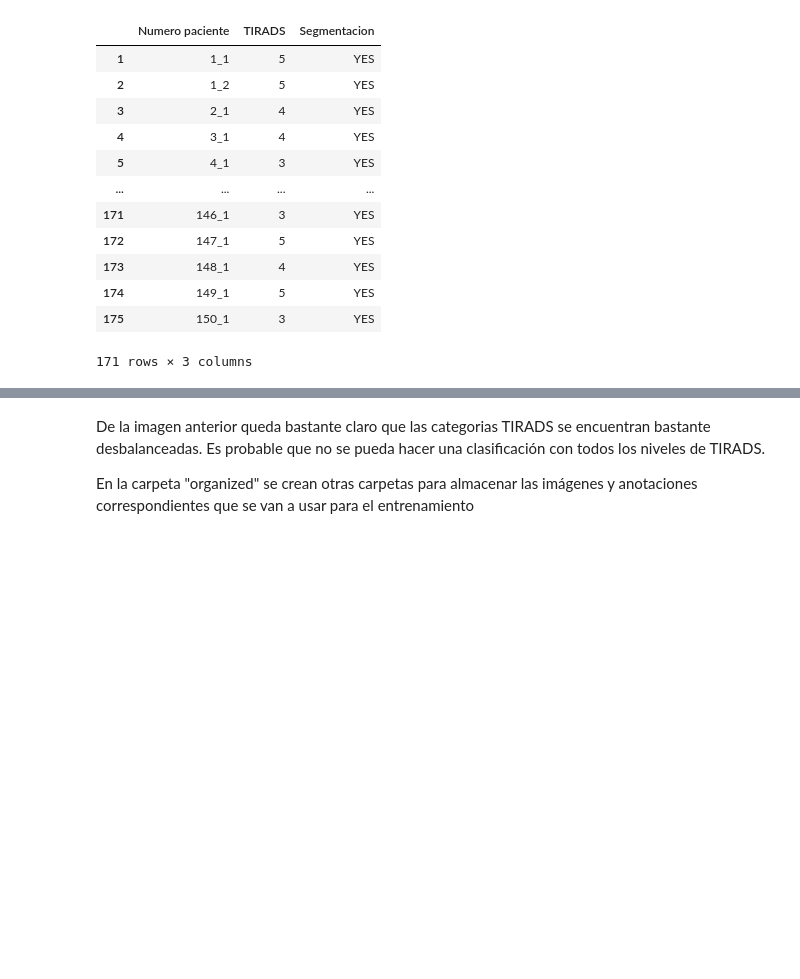
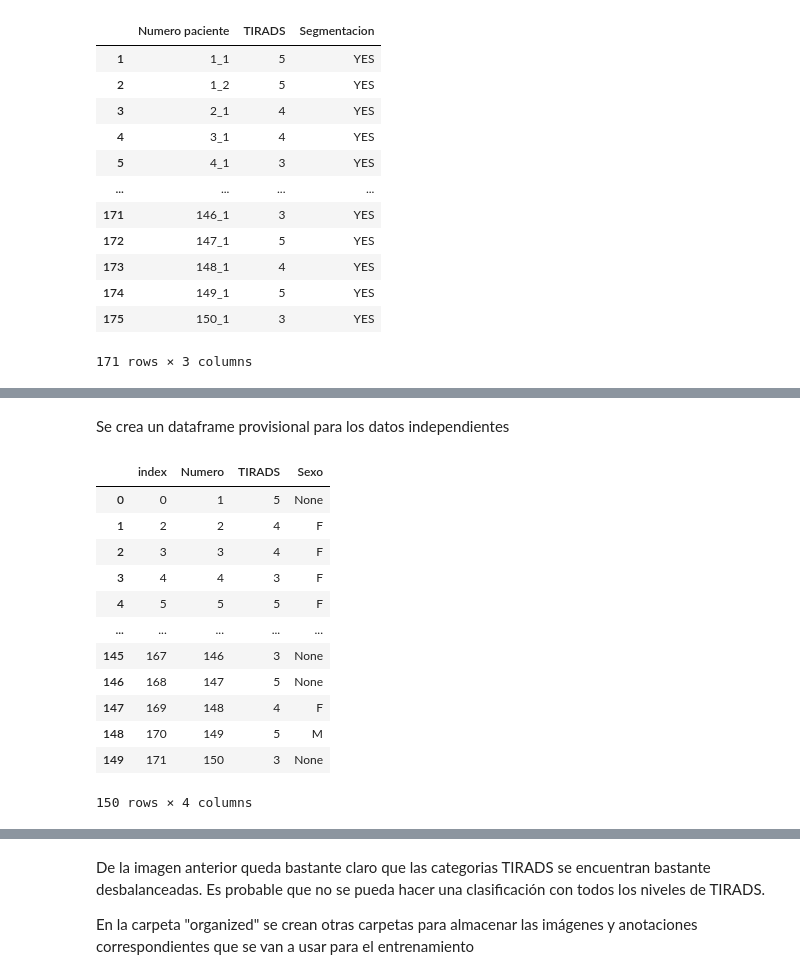
Before and after one commit to Dezarti/nodulos_tiroideos, a Jupyter notebook: desarrollo_modelo.ipynb, the cells around one changed output, grey strips where cells are left out. Drawn from its saved outputs; the diff is of its cells as text; code cells hidden in the pictures; blank space fills up the shorter version.

```diff
--- a/desarrollo_modelo.ipynb
+++ b/desarrollo_modelo.ipynb
@@ -498,0 +548,21 @@ df_DDTI_V2.dropna() # Eliminar todas las filas con valores NULL, NAN o NONE
+# %% [markdown]
+Se crea un dataframe provisional para los datos independientes
+# %%
+df_provisional = pd.DataFrame() # Crea un DataFrame vacío para los datos independientes
+df_provisional[['Numero', 'TIRADS', 'Sexo']] = df_actualizado[['Numero', 'TIRADS', 'Sexo']] # Genera una copia de los datos
+df_provisional = df_provisional.drop_duplicates().reset_index() # Elimina datos dependientes y reinicia el index
+df_provisional # Visualización de datos independientes
+# %% [output]
+|  | index | Numero | TIRADS | Sexo |
+| 0 | 0 | 1 | 5 | None |
+| 1 | 2 | 2 | 4 | F |
+| 2 | 3 | 3 | 4 | F |
+| 3 | 4 | 4 | 3 | F |
+| 4 | 5 | 5 | 5 | F |
+| ... | ... | ... | ... | ... |
+| 145 | 167 | 146 | 3 | None |
+| 146 | 168 | 147 | 5 | None |
+| 147 | 169 | 148 | 4 | F |
+| 148 | 170 | 149 | 5 | M |
+| 149 | 171 | 150 | 3 | None |
+150 rows × 4 columns
```
Also changed, not shown: parts of 4 cells of this notebook.
